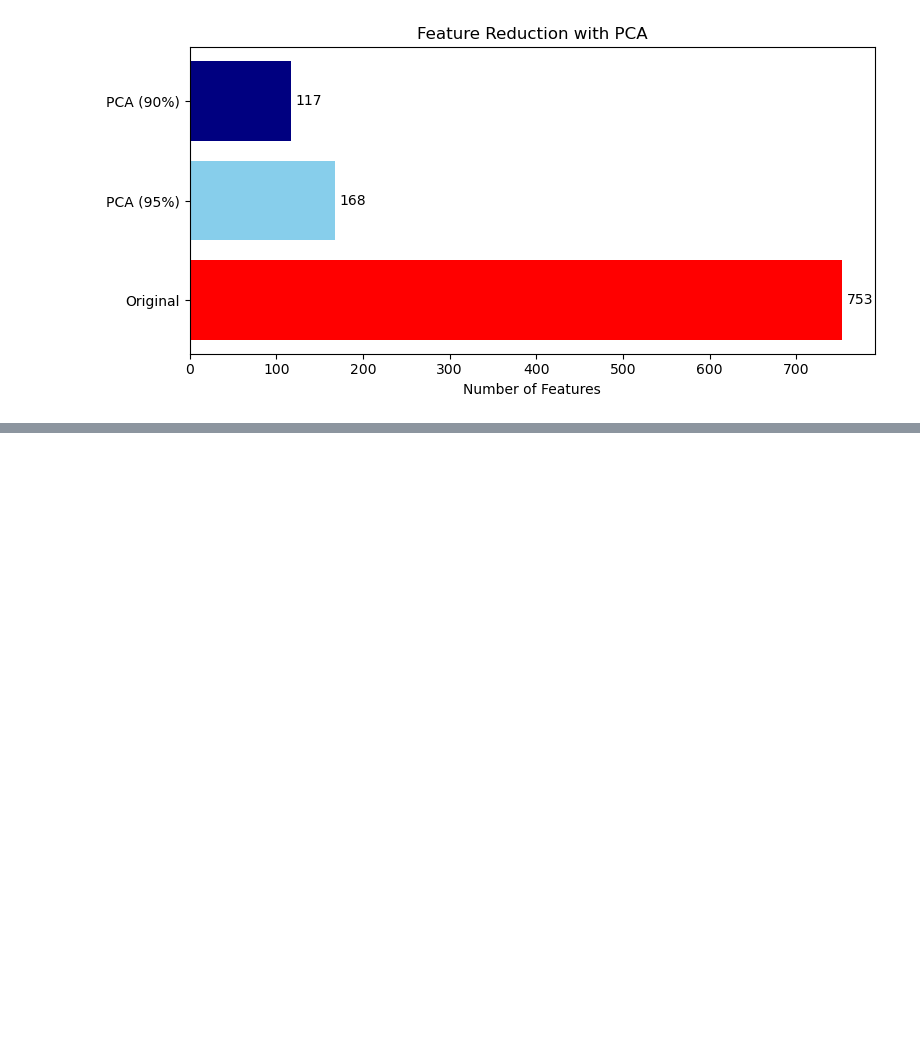
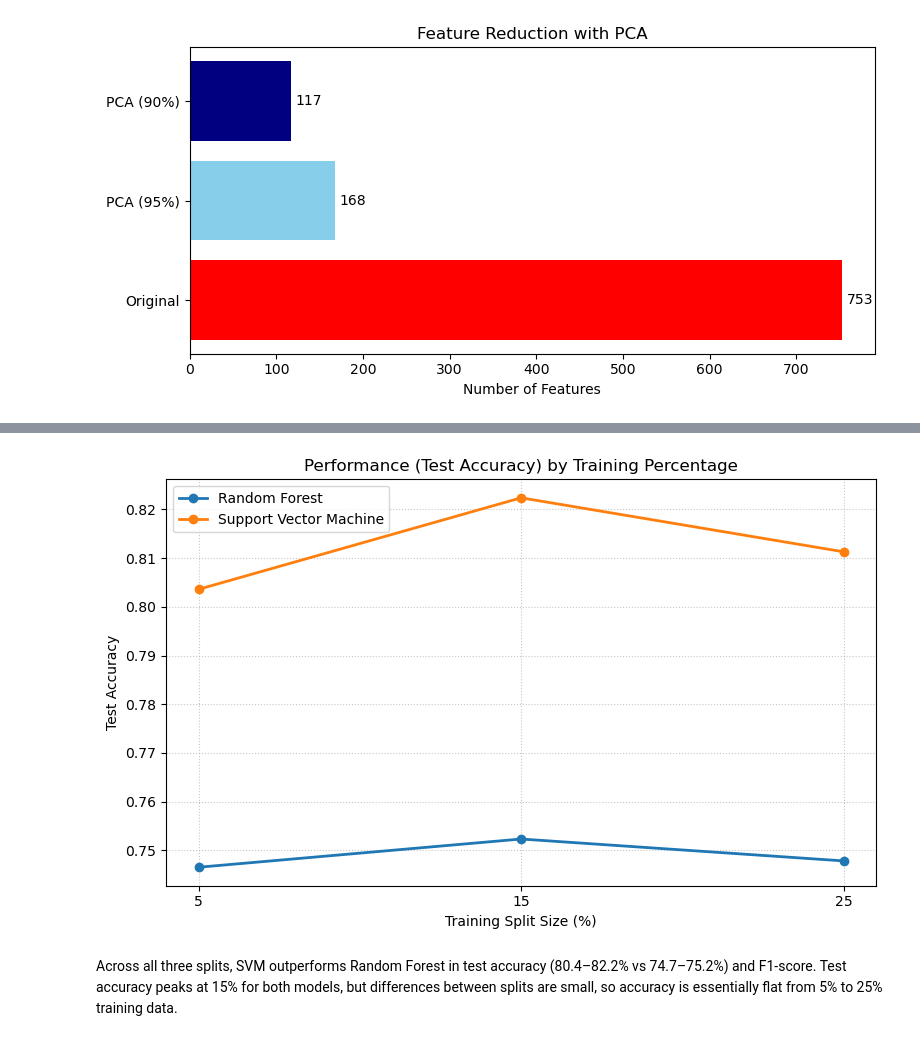
Before and after one commit to sba25055-maker/CA1-Machine-Learning, a Jupyter notebook: CA1MachineLearning.ipynb, the cells around one changed output, grey strips where cells are left out. Saved outputs shown, nothing was run; the diff lists cells and outputs as text; code cells hidden in the pictures; blank space fills up the shorter version.

Commit message:
machine learnind models

```diff
--- a/CA1MachineLearning.ipynb
+++ b/CA1MachineLearning.ipynb
@@ -289,0 +303,30 @@ plt.show()
+# %%
+classifiers = {
+    "Random Forest": RandomForestClassifier(n_estimators=100, random_state=42),
+    "Support Vector Machine": SVC(kernel='linear', random_state=42)
+}
+
+all_results = []
+
+for train_size in [0.05, 0.15, 0.25]:
+    X_train, X_test, y_train, y_test = train_test_split(
+        X_pca, y, train_size=train_size, random_state=42, stratify=y
+    )
+
+    for name, clf in classifiers.items():
+        clf.fit(X_train, y_train)
+        y_pred = clf.predict(X_test)
+
+        report = classification_report(y_test, y_pred, output_dict=True, zero_division=0)
+
+        all_results.append({
+            'Train Size (%)': int(train_size * 100),
+            'Classifier': name,
+            'Test Accuracy': round(accuracy_score(y_test, y_pred), 4),
+            'Precision': round(report['weighted avg']['precision'], 4),
+            'Recall': round(report['weighted avg']['recall'], 4),
+            'F1-Score': round(report['weighted avg']['f1-score'], 4)
+        })
+
+results_df = pd.DataFrame(all_results)
+print(results_df.to_string(index=False))
@@ -289,0 +341,19 @@ plt.show()
+# %%
+plt.figure(figsize=(8,5 ))
+results_df.pivot(index='Train Size (%)', columns='Classifier', values='Test Accuracy').plot(
+    marker='o', linewidth=2, ax=plt.gca()
+)
+
+plt.title('Performance (Test Accuracy) by Training Percentage')
+plt.xlabel('Training Split Size (%)')
+plt.ylabel('Test Accuracy')
+plt.xticks([5, 15, 25])
+plt.grid(True, linestyle=':', alpha=0.7)
+plt.legend(title='')
+plt.tight_layout()
+plt.savefig('split_performance_comparison.png', dpi=300)
+plt.show()
+# %% [output]
+[figure, added]
+# %% [markdown]
+Across all three splits, SVM outperforms Random Forest in test accuracy (80.4–82.2% vs 74.7–75.2%) and F1-score. Test accuracy peaks at 15% for both models, but differences between splits are small, so accuracy is essentially flat from 5% to 25% training data.
```
Also changed, not shown: parts of 5 cells of this notebook, 1 other file.
